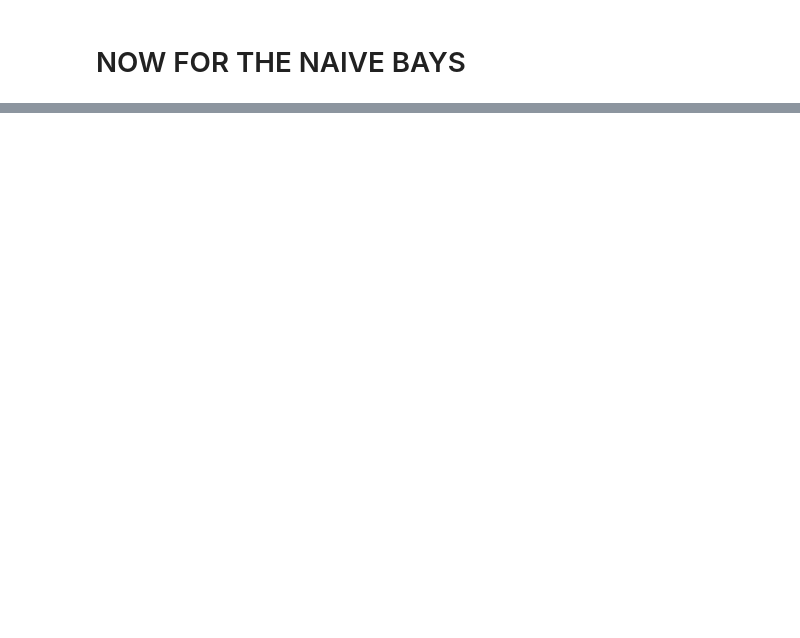
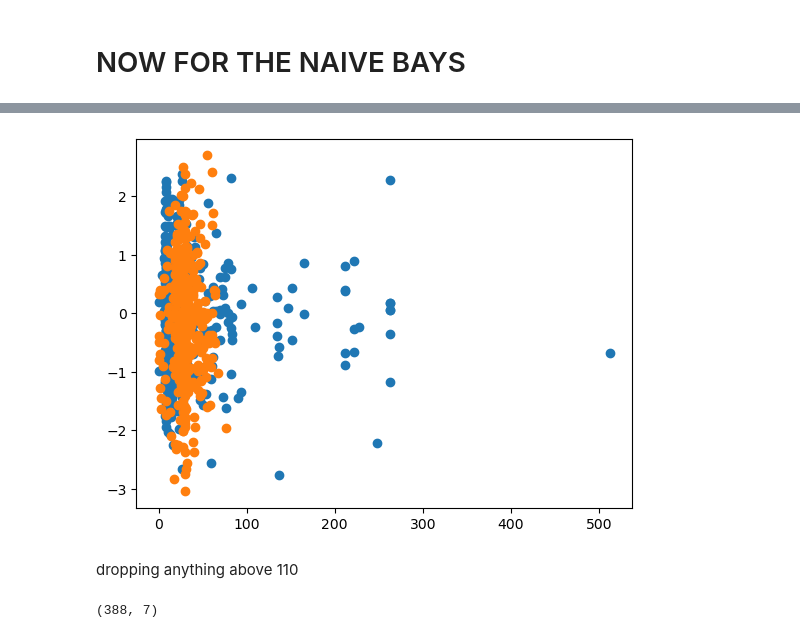
Before and after one commit to Oossooss11/Machine_learning_py, a Jupyter notebook: ML_PPROJECT.ipynb, the cells around one changed output, grey strips where cells are left out. Cells and saved outputs as stored; diff of their text form; code cells hidden in the pictures; blank space fills up the shorter version.

```diff
--- a/ML_PPROJECT.ipynb
+++ b/ML_PPROJECT.ipynb
@@ -251,0 +302,17 @@ weighted avg       0.77      0.78      0.77       178
+# %%
+testing = pd.read_csv('test.csv')
+testing = testing.drop(['PassengerId','Cabin','Name','Ticket'],axis=1)
+
+#calculating the mean
+mean_of_age = testing['Age'].mean()
+
+
+
+#filling the Age column with the mean
+testing['Age'] = testing['Age'].fillna(mean_of_age)
+
+#droping the missng rows
+testing = testing.dropna()
+
+
+print(testing.isna().sum()) #--> no missing values
@@ -251,0 +328,19 @@ weighted avg       0.77      0.78      0.77       178
+# %%
+np.random.seed(0)
+
+f = np.random.randn(len(testing['Fare']))
+plt.scatter(testing['Fare'],f)
+
+z = np.random.randn(len(testing['Age']))
+plt.scatter(testing['Age'],z)
+
+plt.show()
+# %% [output]
+[figure, added]
+# %% [markdown]
+dropping anything above 110
+# %%
+testing = testing[testing['Fare']<110]
+print(testing.shape)
+# %% [output]
+(388, 7)
```
Also changed, not shown: parts of 34 cells of this notebook.
